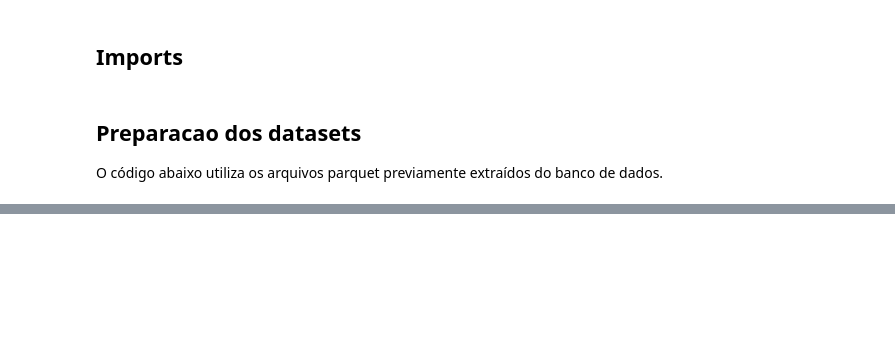
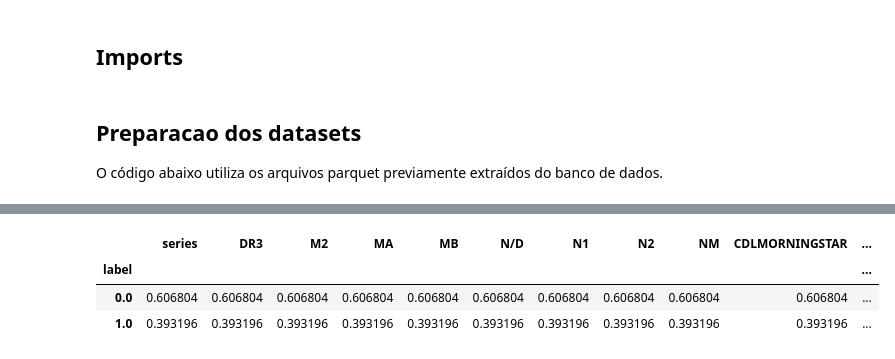
Before and after one commit to secretaria-ICA/proj_final_bimaster, a Jupyter notebook: final_dataset.ipynb, the cells around one changed output, grey strips where cells are left out. Cells and saved outputs as stored; diff of their text form; code cells hidden in the pictures; blank space fills up the shorter version.

```diff
--- a/final_dataset.ipynb
+++ b/final_dataset.ipynb
@@ -163,0 +338,9 @@ df_tech[signal_cols].head()
+# %%
+df_train = preprocess.read_dataset_from_parquet("data/train_dataset/indicadores_com_sinais/train_data.parquet")
+
+df_train.groupby('label').count()/df_train.shape[0]
+# %% [output]
+|  | series | DR3 | M2 | MA | MB | N/D | N1 | N2 | NM | CDLMORNINGSTAR | ... |
+| label |  |  |  |  |  |  |  |  |  |  | ... |
+| 0.0 | 0.606804 | 0.606804 | 0.606804 | 0.606804 | 0.606804 | 0.606804 | 0.606804 | 0.606804 | 0.606804 | 0.606804 | ... |
+| 1.0 | 0.393196 | 0.393196 | 0.393196 | 0.393196 | 0.393196 | 0.393196 | 0.393196 | 0.393196 | 0.393196 | 0.393196 | ... |
```
Also changed, not shown: parts of 11 cells of this notebook, 5 other files.
